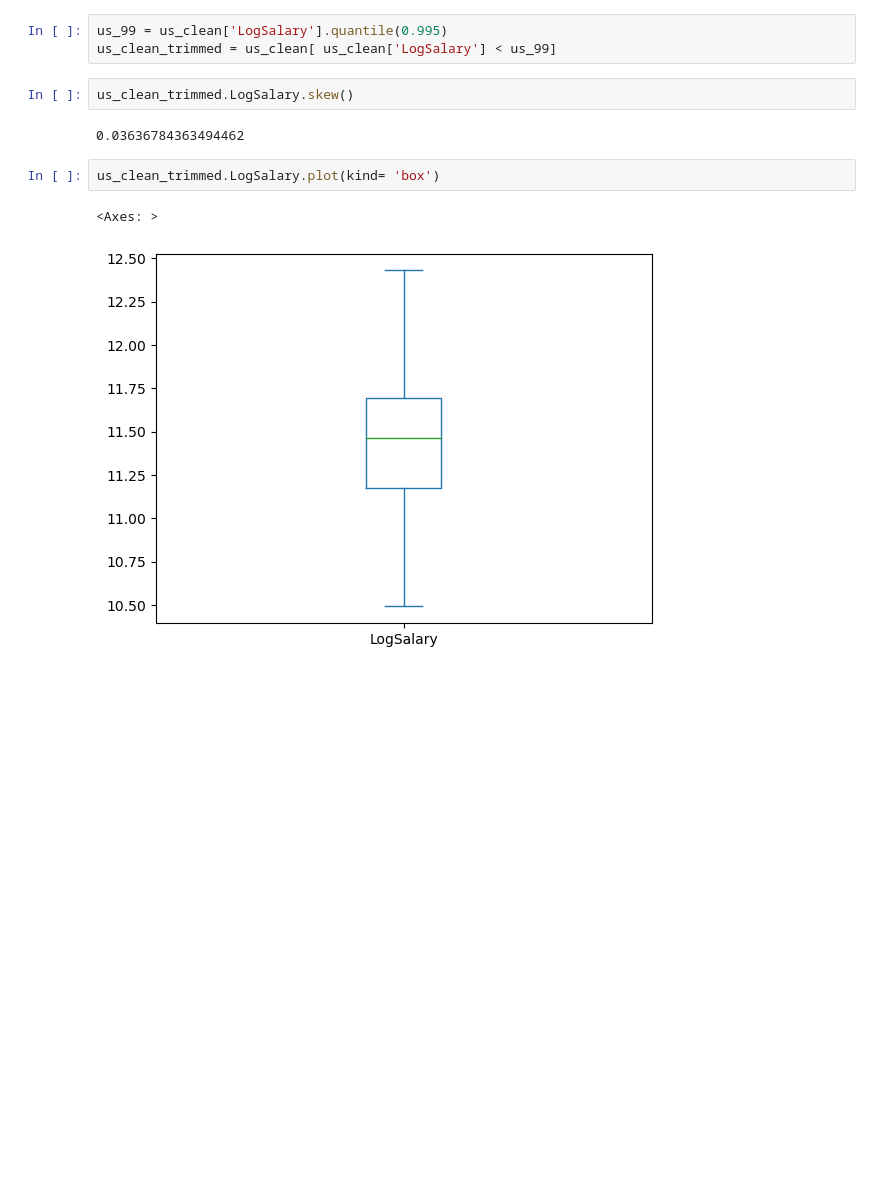
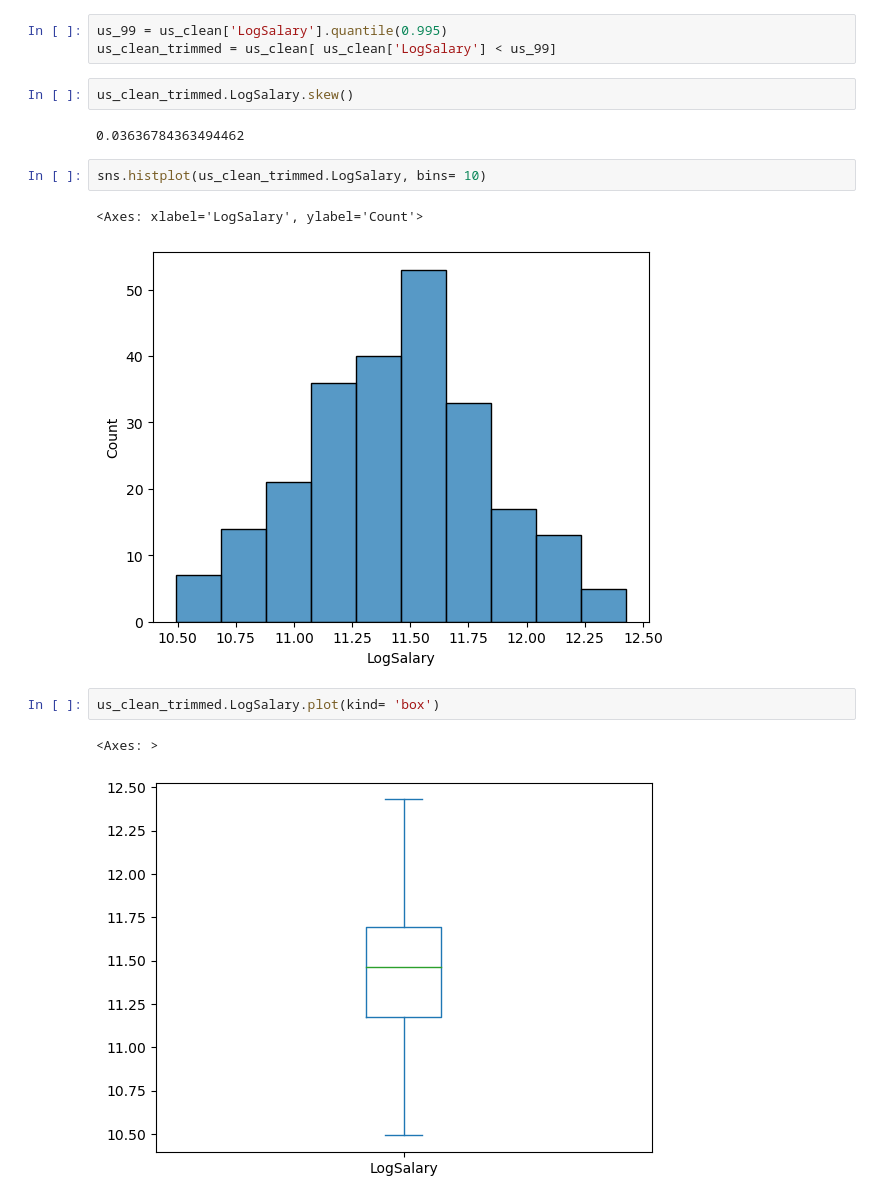
Before and after one commit to KhalilHammod/dev-salary-gap-us-germany, a Jupyter notebook: notebook/salary_analysis_us_germany.ipynb, the cells around one changed output. Cells and saved outputs as stored; diff of their text form; blank space fills up the shorter version.

```diff
--- a/notebook/salary_analysis_us_germany.ipynb
+++ b/notebook/salary_analysis_us_germany.ipynb
@@ -209,6 +209,11 @@ us_clean_trimmed = us_clean[ us_clean['LogSalary'] < us_99]
 us_clean_trimmed.LogSalary.skew()
 # %% [output]
 0.03636784363494462
+# %%
+sns.histplot(us_clean_trimmed.LogSalary, bins= 10)
+# %% [output]
+<Axes: xlabel='LogSalary', ylabel='Count'>
+[figure, added]
 # %%
 us_clean_trimmed.LogSalary.plot(kind= 'box')
 # %% [output]
```
Also changed, not shown: parts of 1 cell of this notebook.
